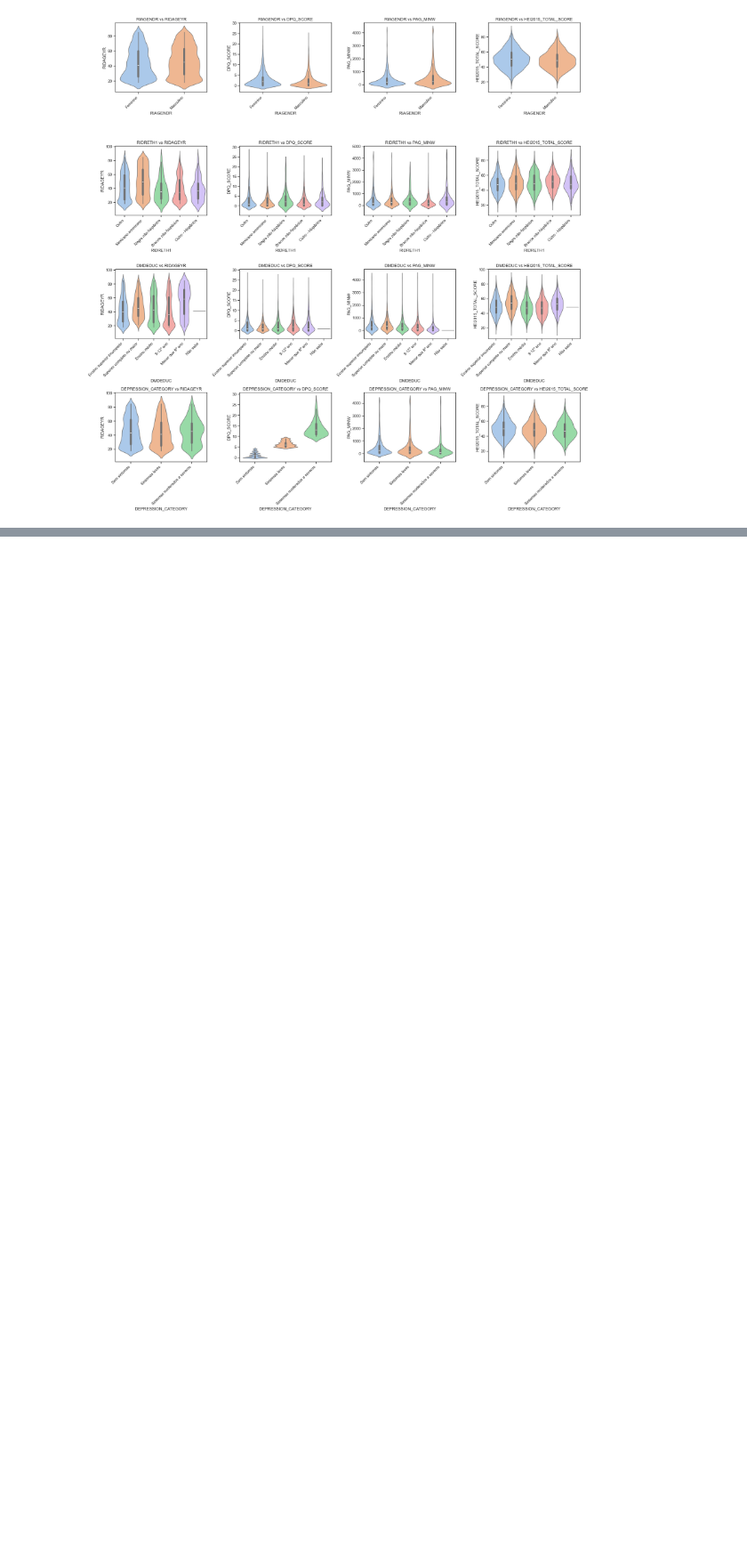
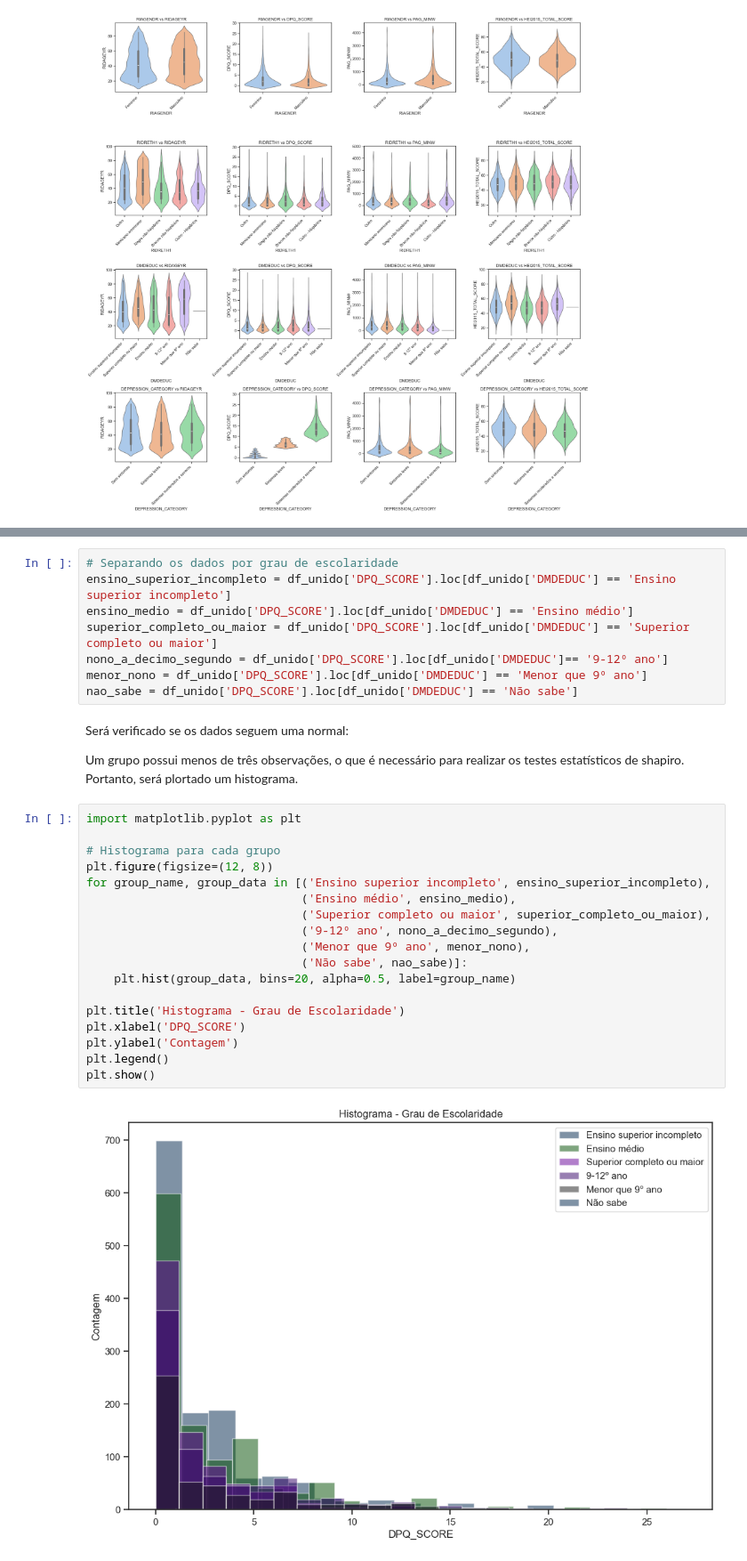
Before and after one commit to OtavioAroca/portfolio, a Jupyter notebook: depressao.ipynb, the cells around one changed output, grey strips where cells are left out. Shown at 89% size. Saved outputs shown, nothing was run; the diff lists cells and outputs as text; blank space fills up the shorter version.

Commit message:
alguns testes de hipótese

```diff
--- a/depressao.ipynb
+++ b/depressao.ipynb
@@ -1636,0 +1903,33 @@ plt.show()
+# %%
+# Separando os dados por grau de escolaridade
+ensino_superior_incompleto = df_unido['DPQ_SCORE'].loc[df_unido['DMDEDUC'] == 'Ensino superior incompleto']
+ensino_medio = df_unido['DPQ_SCORE'].loc[df_unido['DMDEDUC'] == 'Ensino médio']
+superior_completo_ou_maior = df_unido['DPQ_SCORE'].loc[df_unido['DMDEDUC'] == 'Superior completo ou maior']
+nono_a_decimo_segundo = df_unido['DPQ_SCORE'].loc[df_unido['DMDEDUC']== '9-12º ano']
+menor_nono = df_unido['DPQ_SCORE'].loc[df_unido['DMDEDUC'] == 'Menor que 9º ano']
+nao_sabe = df_unido['DPQ_SCORE'].loc[df_unido['DMDEDUC'] == 'Não sabe']
+# %% [markdown]
+Será verificado se os dados seguem uma normal:
+
+Um grupo possui menos de três observações, o que é necessário para realizar os testes estatísticos de shapiro.
+Portanto, será plortado um histograma.
+# %%
+import matplotlib.pyplot as plt
+
+# Histograma para cada grupo
+plt.figure(figsize=(12, 8))
+for group_name, group_data in [('Ensino superior incompleto', ensino_superior_incompleto),
+                               ('Ensino médio', ensino_medio),
+                               ('Superior completo ou maior', superior_completo_ou_maior),
+                               ('9-12º ano', nono_a_decimo_segundo),
+                               ('Menor que 9º ano', menor_nono),
+                               ('Não sabe', nao_sabe)]:
+    plt.hist(group_data, bins=20, alpha=0.5, label=group_name)
+
+plt.title('Histograma - Grau de Escolaridade')
+plt.xlabel('DPQ_SCORE')
+plt.ylabel('Contagem')
+plt.legend()
+plt.show()
+# %% [output]
+[figure, added]
```
Also changed, not shown: parts of 72 cells of this notebook.
